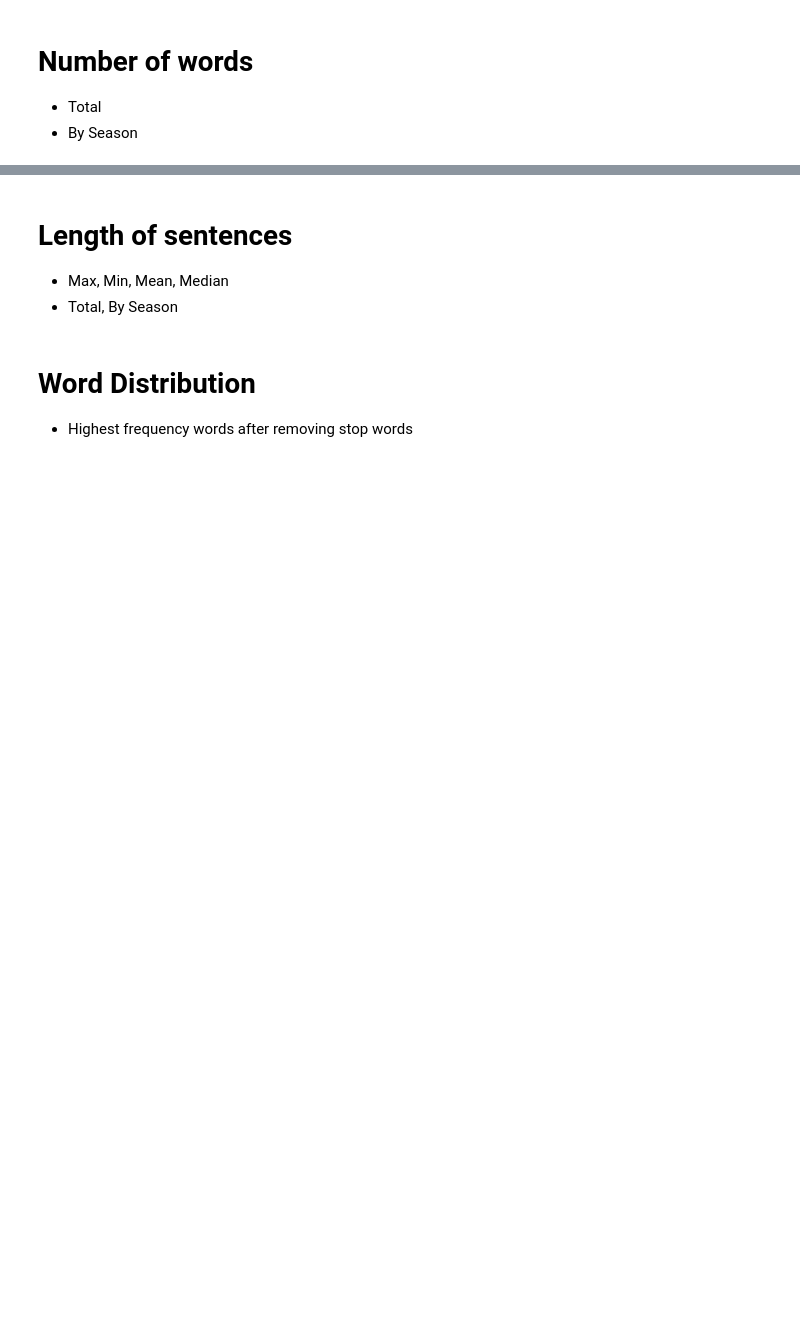
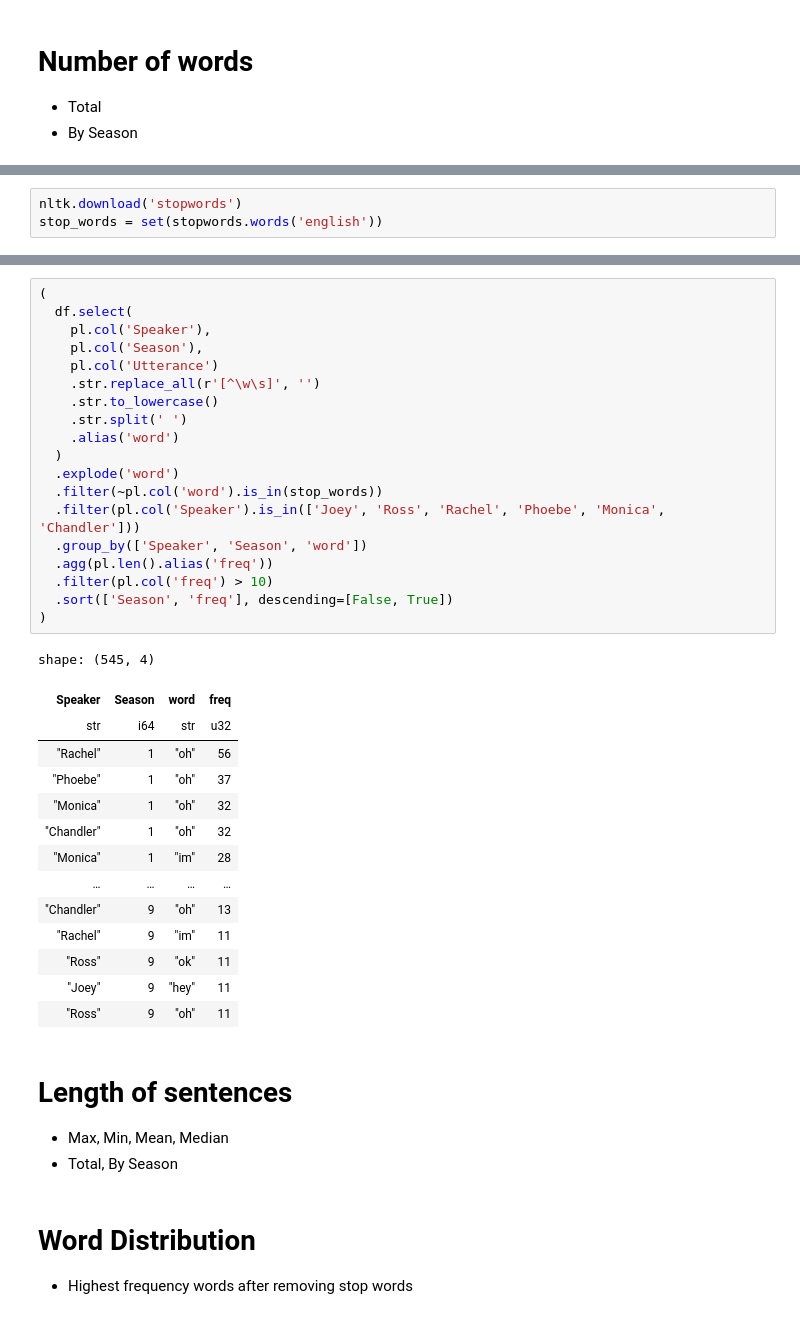
Before and after one commit to antontolk/cs-7643-project, a Jupyter notebook: analysis/data-analytics.ipynb, the cells around one changed output, grey strips where cells are left out. Cells and saved outputs as stored; diff of their text form; blank space fills up the shorter version.

```diff
--- a/analysis/data-analytics.ipynb
+++ b/analysis/data-analytics.ipynb
@@ -71,0 +79,3 @@ shape: (5, 11)
+# %%
+nltk.download('stopwords')
+stop_words = set(stopwords.words('english'))
@@ -72,3 +130,37 @@ shape: (5, 11)
+# %%
+(
+  df.select(
+    pl.col('Speaker'),
+    pl.col('Season'),
+    pl.col('Utterance')
+    .str.replace_all(r'[^\w\s]', '')
+    .str.to_lowercase()
+    .str.split(' ')
+    .alias('word')
+  )
+  .explode('word')
+  .filter(~pl.col('word').is_in(stop_words))
+  .filter(pl.col('Speaker').is_in(['Joey', 'Ross', 'Rachel', 'Phoebe', 'Monica', 'Chandler']))
+  .group_by(['Speaker', 'Season', 'word'])
+  .agg(pl.len().alias('freq'))
+  .filter(pl.col('freq') > 10)
+  .sort(['Season', 'freq'], descending=[False, True])
+)
+# %% [output]
+shape: (545, 4)
+| Speaker | Season | word | freq |
+| str | i64 | str | u32 |
+| "Rachel" | 1 | "oh" | 56 |
+| "Phoebe" | 1 | "oh" | 37 |
+| "Monica" | 1 | "oh" | 32 |
+| "Chandler" | 1 | "oh" | 32 |
+| "Monica" | 1 | "im" | 28 |
+| … | … | … | … |
+| "Chandler" | 9 | "oh" | 13 |
+| "Rachel" | 9 | "im" | 11 |
+| "Ross" | 9 | "ok" | 11 |
+| "Joey" | 9 | "hey" | 11 |
+| "Ross" | 9 | "oh" | 11 |
 # %% [markdown]
 # Length of sentences
 
```
Also changed, not shown: parts of 7 cells of this notebook.
